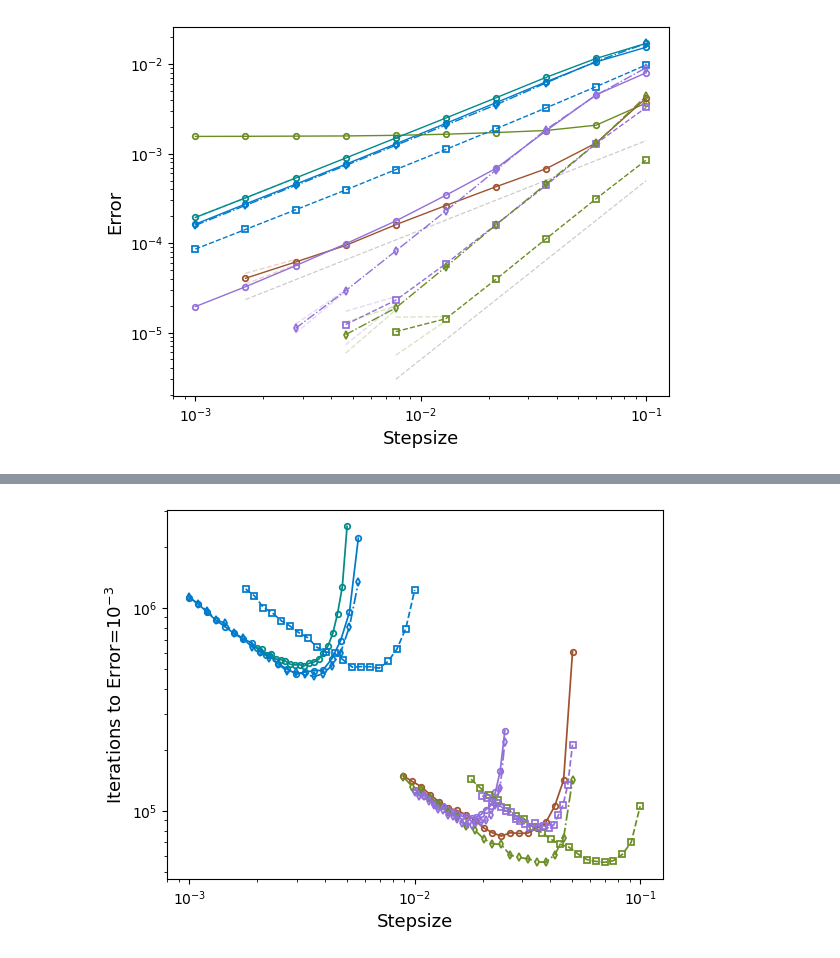
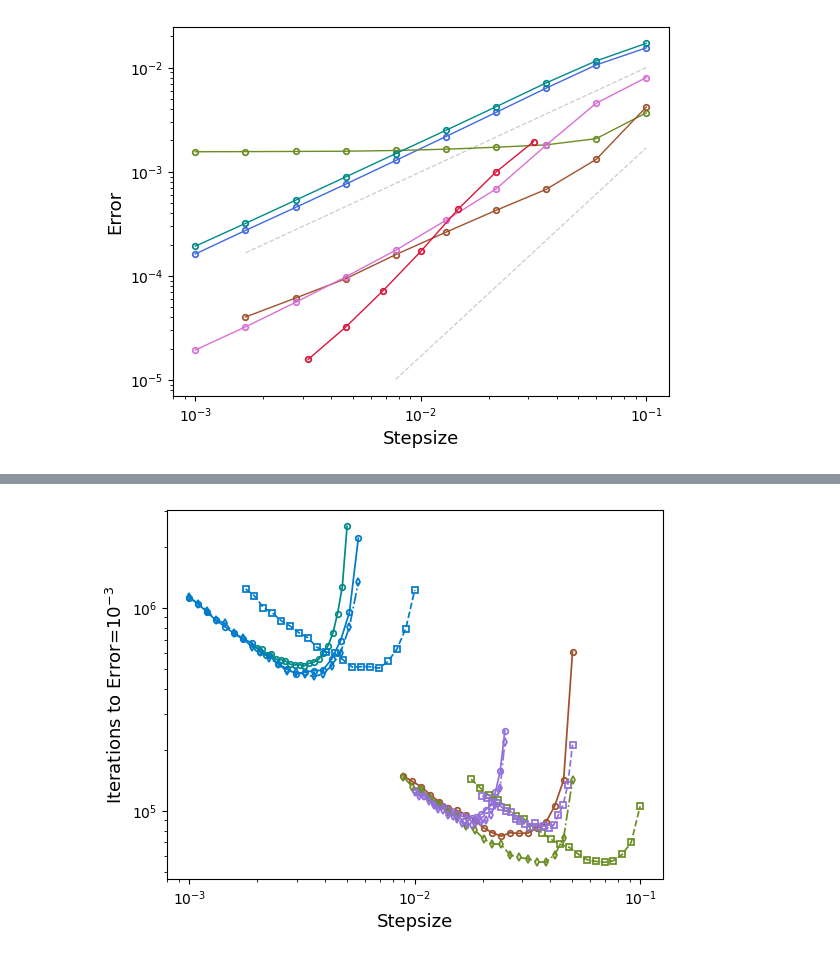
Before and after one commit to dominicp6/Transforms-For-Brownian-Dynamics, a Jupyter notebook: plots.ipynb, the cells around one changed output, grey strips where cells are left out. Cells and saved outputs as stored; diff of their text form; code cells hidden in the pictures.

Commit message:
time complexity experiments

```diff
--- a/plots.ipynb
+++ b/plots.ipynb
@@ -10,6 +10,8 @@ EM_time = h5py.File("/home/dominic/JuliaProjects/LangevinIntegrators/outputs/sof
 NLM_time = h5py.File("/home/dominic/JuliaProjects/LangevinIntegrators/outputs/softwell/variable_diff/transformed/time_transform_75M/naive_leimkuhler_matthews1D.h5", "r")
 EM_space = h5py.File("/home/dominic/JuliaProjects/LangevinIntegrators/outputs/softwell/variable_diff/transformed/space_transform_75M/euler_maruyama1D.h5", "r")
 NLM_space = h5py.File("/home/dominic/JuliaProjects/LangevinIntegrators/outputs/softwell/variable_diff/transformed/space_transform_75M/naive_leimkuhler_matthews1D.h5", "r")
+LM_orig = h5py.File("/home/dominic/JuliaProjects/LangevinIntegrators/outputs/softwell/variable_diff/baoab_limit_method_50M/leimkuhler_matthews1D.h5", "r")
+LM_time = h5py.File("/home/dominic/JuliaProjects/LangevinIntegrators/outputs/softwell/variable_diff/transformed/baoab_limit_method_tt_50M/leimkuhler_matthews1D.h5", "r")
 
 MM_orig = h5py.File("/home/dominic/JuliaProjects/LangevinIntegrators/outputs/softwell/variable_diff/MM_10M/milstein_method1D.h5", "r") # TODO: Update with 75M experiment
 SH_orig = h5py.File("/home/dominic/JuliaProjects/LangevinIntegrators/outputs/softwell/variable_diff/1D_75M/stochastic_heun1D.h5", "r")  # TODO: Update with 75M experiment
@@ -66,17 +69,17 @@ def plot_convergence(h5py_files, stepsizes=None, title=None, save=False, labels=
     for idx, data_array in enumerate(data_arrays):
         color_idx = idx % len(colors)
         if number_of_points:
-            data_array_to_plot = data_array[:, len(stepsizes)-number_of_points[idx]:len(stepsizes)]
-            stepsizes_to_plot = stepsizes[len(stepsizes)-number_of_points[idx]:len(stepsizes)]
+            data_array_to_plot = data_array[:, len(stepsizes[idx])-number_of_points[idx]:len(stepsizes[idx])]
+            stepsizes_to_plot = stepsizes[idx][len(stepsizes[idx])-number_of_points[idx]:len(stepsizes[idx])]
         ax.plot(stepsizes_to_plot, np.mean(data_array_to_plot, axis=0), color=colors[color_idx], linewidth=1, markersize=4, label= labels[idx] if labels else None, ls=line_styles[idx] if line_styles else '-', alpha=alphas[idx] if alphas else 1, markerfacecolor='none', markeredgewidth=1.25, markeredgecolor=colors[color_idx], marker=marker_styles[idx] if marker_styles else 'o')
         if error_points[idx] is not None:
-            ax.plot(stepsizes[len(stepsizes)-error_points[idx][1]:len(stepsizes)-error_points[idx][0]], np.mean(data_array[:, len(stepsizes)-error_points[idx][1]:len(stepsizes)-error_points[idx][0]], axis=0) + np.std(data_array[:, len(stepsizes)-error_points[idx][1]:len(stepsizes)-error_points[idx][0]], axis=0), ls='--', color=colors[color_idx], label="", alpha=0.25, linewidth=1)
-            ax.plot(stepsizes[len(stepsizes)-error_points[idx][1]:len(stepsizes)-error_points[idx][0]], np.mean(data_array[:, len(stepsizes)-error_points[idx][1]:len(stepsizes)-error_points[idx][0]], axis=0) - np.std(data_array[:, len(stepsizes)-error_points[idx][1]:len(stepsizes)-error_points[idx][0]], axis=0), ls='--', color=colors[color_idx], label="", alpha=0.25, linewidth=1)
+            ax.plot(stepsizes[idx][len(stepsizes[idx])-error_points[idx][1]:len(stepsizes[idx])-error_points[idx][0]], np.mean(data_array[:, len(stepsizes[idx])-error_points[idx][1]:len(stepsizes[idx])-error_points[idx][0]], axis=0) + np.std(data_array[:, len(stepsizes[idx])-error_points[idx][1]:len(stepsizes[idx])-error_points[idx][0]], axis=0), ls='--', color=colors[color_idx], label="", alpha=0.25, linewidth=1)
+            ax.plot(stepsizes[idx][len(stepsizes[idx])-error_points[idx][1]:len(stepsizes[idx])-error_points[idx][0]], np.mean(data_array[:, len(stepsizes[idx])-error_points[idx][1]:len(stepsizes[idx])-error_points[idx][0]], axis=0) - np.std(data_array[:, len(stepsizes[idx])-error_points[idx][1]:len(stepsizes[idx])-error_points[idx][0]], axis=0), ls='--', color=colors[color_idx], label="", alpha=0.25, linewidth=1)
 
     if not ax_provided:
         # plot a gradient one line on the log scale
-        ax.plot(stepsizes[len(stepsizes)-9:len(stepsizes)], gradient_1_offset * stepsizes[len(stepsizes)-9:len(stepsizes)], color='black', linewidth=0.9, ls='--', alpha=0.2)
-        ax.plot(stepsizes[len(stepsizes)-6:len(stepsizes)], gradient_2_offset * stepsizes[len(stepsizes)-6:len(stepsizes)]**2, color='black', linewidth=0.9, ls='--', alpha=0.2)
+        ax.plot(stepsizes[0][len(stepsizes[0])-9:len(stepsizes[0])], gradient_1_offset * stepsizes[0][len(stepsizes[0])-9:len(stepsizes[0])], color='black', linewidth=0.9, ls='--', alpha=0.2)
+        ax.plot(stepsizes[0][len(stepsizes[0])-6:len(stepsizes[0])], gradient_2_offset * stepsizes[0][len(stepsizes[0])-6:len(stepsizes[0])]**2, color='black', linewidth=0.9, ls='--', alpha=0.2)
 
         ax.set_xscale('log')
         ax.set_yscale('log')
@@ -96,59 +101,20 @@ def plot_convergence(h5py_files, stepsizes=None, title=None, save=False, labels=
 # %%
-# create colours from RBG values with sequence: red, blue, green, light red, light blue
-# pale_cerulean = (151/256, 194/256, 222/256)
-# powder_blue = (188/256, 229/256, 222/256)
-# belge = (250/256, 242/256, 218/256)
-# very_pale_orange = (255/256, 214/256, 194/256)
-# baby_pink = (244/256, 195/256, 195/256)
-# pale_cerulean = (98/256, 136/256, 172/256)
-# powder_blue = (127/256, 181/256, 172/256)
-# belge = (198/256, 186/256, 137/256)
-# very_pale_orange = (189/256, 132/256, 107/256)
-# baby_pink = (179/256, 108/256, 108/256)
-Slate_Blue = (0/256, 122/256, 204/256) #(106/256, 90/256, 205/256)
-Teal = (107/256, 142/256, 35/256) #(0/256, 128/256, 128/256)
-Goldenrod = (147/256, 112/256, 219/256) #(218/256, 165/256, 32/256)
-Dark_Olive_Green =  (0/256, 139/256, 139/256) #(85/256, 107/256, 47/256)
-Steel_Gray = (160/256, 82/256, 45/256) #(169/256, 169/256, 169/256)
-colors = [Slate_Blue, Teal, Steel_Gray, Dark_Olive_Green, Goldenrod, Slate_Blue, Teal, Goldenrod, Slate_Blue, Teal, Goldenrod]
-alphas = [1, 1, 1, 1, 1, 1, 1, 1, 1, 1, 1]
-number_of_points = [10, 10, 9, 10, 10, 10, 6, 7, 10, 7, 8]
-error_points = [None, None, (7,9), (7,10), None, None, (4, 6), (5,7), None, (5,7), (6,8)]
-labels = ["EM", "LM", "HLM", "MM", "SH", "EM_time_transformed", "LM_time_transformed", "SH_time_transformed", "EM_space_transformed", "LM_space_transformed", "SH_space_transformed"]
-line_styles = ['-', '-', '-', '-', '-', '--', '--', '--', '-.', '-.', '-.']
-#line_styles = ['-', '-', '-', '-', '-', '-', '-', '-', '-', '-', '-']
-marker_styles = ['o', 'o', 'o', 'o', 'o', 's', 's', 's', 'd', 'd', 'd']
-ax = plot_convergence([EM_orig, NLM_orig, HLM_orig, MM_orig, SH_orig, EM_time, NLM_time, SH_time, EM_space, NLM_space, SH_space], error_points = error_points, marker_styles=marker_styles, line_styles = line_styles, alphas= alphas, colors=colors, number_of_points= number_of_points, labels=labels, stepsizes=np.logspace(-3, -1, 10), save=True)
+Color1 = (65/256, 105/256, 225/256)
+Color2 =  (107/256, 142/256, 35/256)
+Color3 = (218/256, 112/256, 214/256)
+Color4 = (0/256, 139/256, 139/256)
+Color5 = (160/256, 82/256, 45/256)
+Color6 = (220/256, 20/256, 60/256)
+colors = [Color1, Color2, Color5, Color4, Color3, Color6] #, Slate_Blue, Teal, Goldenrod, Maroon, Slate_Blue, Teal, Goldenrod]
+alphas = [1, 1, 1, 1, 1, 1] #, 1, 1, 1, 1, 1, 1, 1]
+number_of_points = [10, 10, 9, 10, 10, 7] #, 10, 6, 7, 6, 10, 7, 8]
+error_points = [None, None, None, None, None, None] #, None, None, (4, 6), (3,6), (5,7), None, (5,7), (6,8)]
+labels = ["EM", "NLM", "HLM", "MM", "SH", "LM"] #, "EM_time_transformed", "NLM_time_transformed", "SH_time_transformed", "LM_time_transformed", "EM_space_transformed", "LM_space_transformed", "SH_space_transformed"]
+line_styles = ['-', '-', '-', '-', '-', '-'] #, '--', '--', '--', '--', '-.', '-.', '-.']
+marker_styles = ['o', 'o', 'o', 'o', 'o', 'o'] #, 's', 's', 's', 's', 'd', 'd', 'd']
+stepsizes = [np.logspace(-3, -1, 10), np.logspace(-3, -1, 10), np.logspace(-3, -1, 10), np.logspace(-3, -1, 10), np.logspace(-3, -1, 10), np.logspace(-3, -1.5, 10)]
+ax = plot_convergence([EM_orig, NLM_orig, HLM_orig, MM_orig, SH_orig, LM_orig], error_points = error_points, marker_styles=marker_styles, line_styles = line_styles, alphas= alphas, colors=colors, number_of_points= number_of_points, labels=labels, stepsizes=stepsizes, save=True, gradient_1_offset=0.1, gradient_2_offset=0.17)
 
-# colors = [(0.3, 0.3, 1), (1, 0.3, 0.3), (0.5, 0.5, 0.5), (1, 0.3, 0.3), (0.3, 0.3, 1)]
-# alphas = [1, 1, 1, 1, 1]
-# line_styles = ['-', '--', '-', '-.', '-.']
-# error_points = [None, None, None, None, None]
-# marker_styles = [ 'o', 's', 'o', 'd', 'd']
-# number_of_points = [3, 3, 3, 3, 3]
-# ax = plot_convergence([NLM_orig_extended, EM_time_extended, HLM_orig_extended, EM_space_extended, NLM_space_extended], number_of_points=number_of_points, error_points = error_points, marker_styles=marker_styles, line_styles = line_styles, alphas= alphas, colors=colors, labels=labels, stepsizes=np.logspace(-1, -0.7777778, 3), save=True, ax=ax)
-
-
-# colors = [(1, 0.3, 0.3)]
-# alphas = [1]
-# line_styles = ['-']
-# error_points = [None]
-# marker_styles = ['o']
-# number_of_points = [2]
-# ax = plot_convergence([EM_orig_extended], number_of_points=number_of_points, error_points = error_points, marker_styles=marker_styles, line_styles = line_styles, alphas= alphas, colors=colors, labels=labels, stepsizes=np.logspace(-1, -0.88889, 2), save=True, ax = ax)
-
-
-
-# colors = [(0.3, 0.3, 1)]
-# alphas = [1]
-# line_styles = ['--']
-# error_points = [None]
-# number_of_points = [12]
-# marker_styles = ['s']
-# number_of_points = [12]
-# ax = plot_convergence([NLM_time_extended], error_points = error_points, marker_styles=marker_styles, line_styles = line_styles, alphas= alphas, colors=colors, number_of_points= number_of_points, labels=labels, stepsizes=np.logspace(-1, 0.222222, 12), save=True, ax=ax)
-
-# save the figure to file as a pdf and png
-plt.savefig("convergence.pdf")
+plt.savefig("convergence_orig.pdf")
 # %% [output]
-[figure, old version]
+[figure, new version]
```
Also changed, not shown: parts of 5 cells of this notebook, 4 other files.
